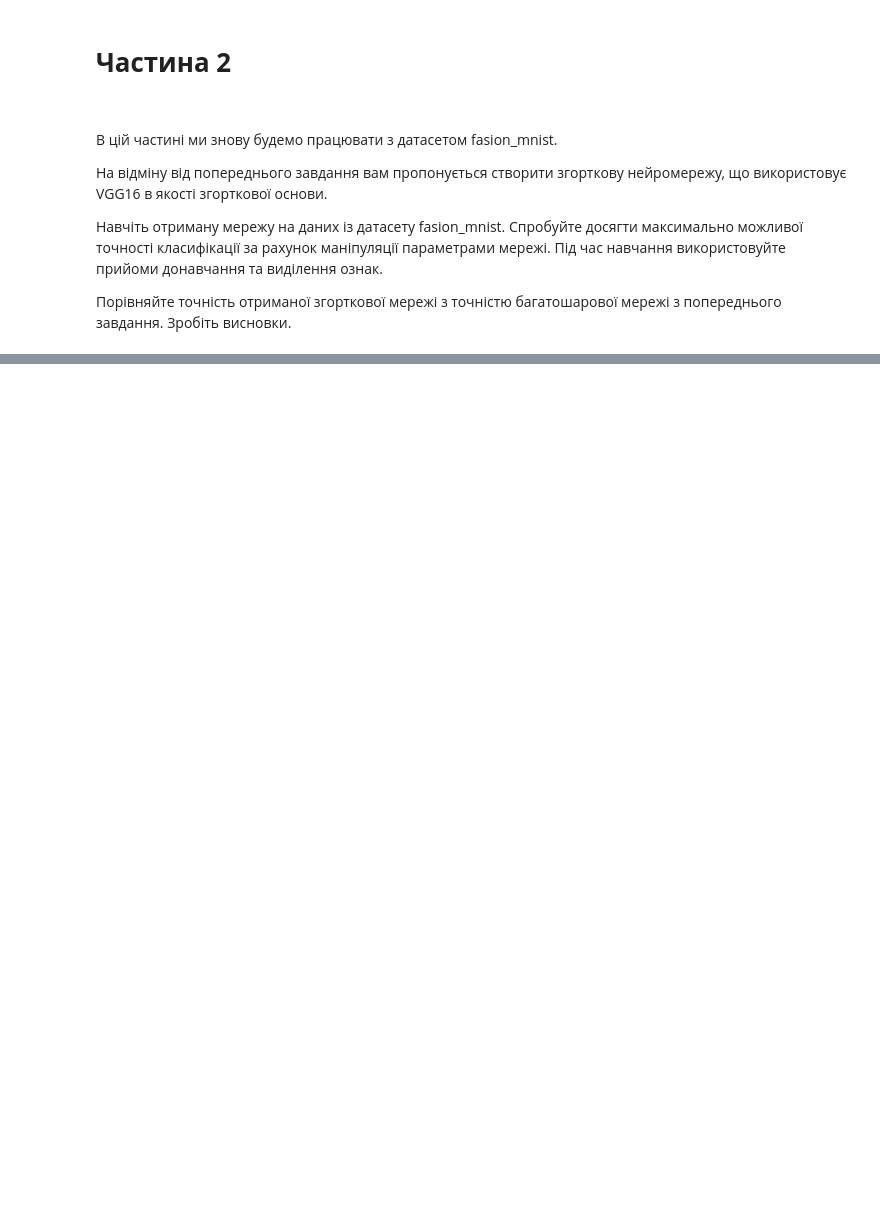
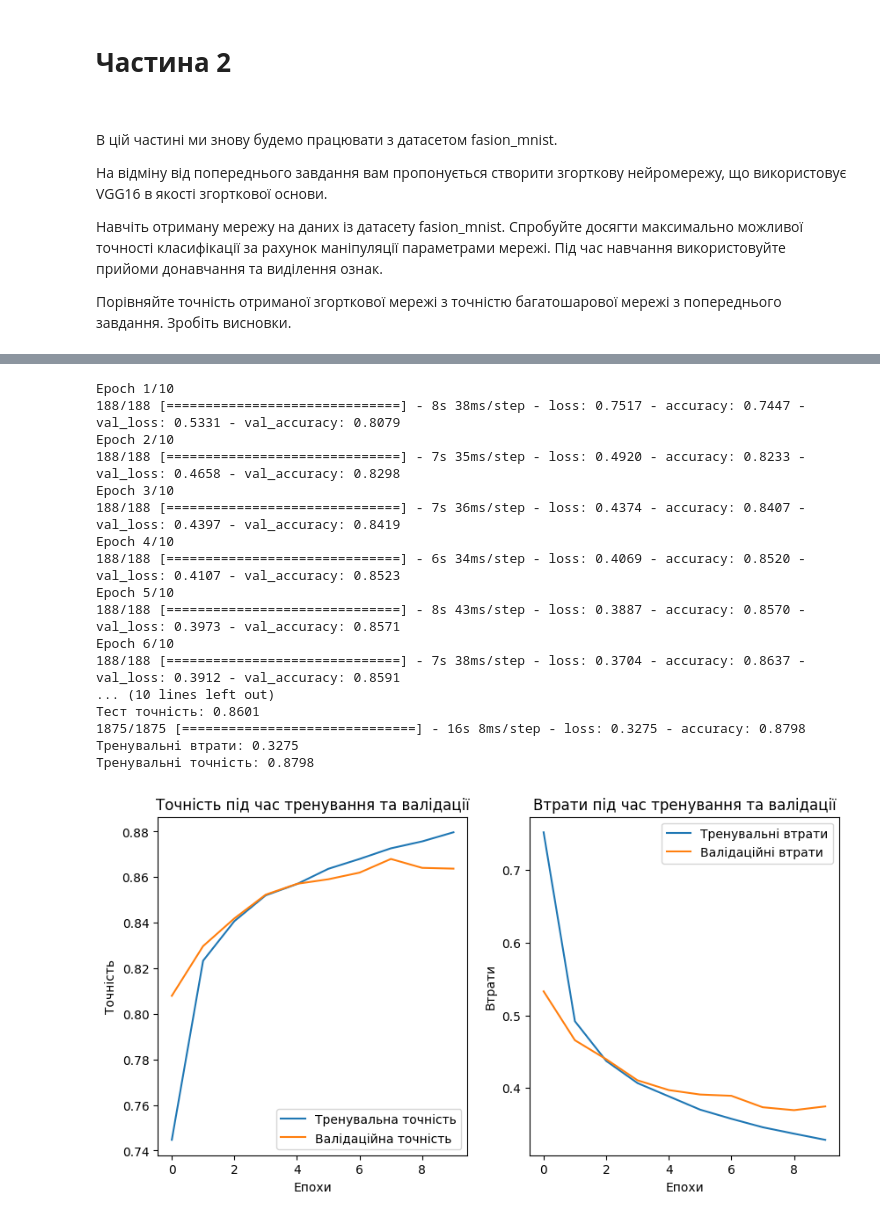
Before and after one commit to SerhiiAndreiko/HW_DATA_10, a Jupyter notebook: HW_DATA_10_second.ipynb, the cells around one changed output, grey strips where cells are left out. Drawn from its saved outputs; the diff is of its cells as text; code cells hidden in the pictures; blank space fills up the shorter version.

```diff
--- a/HW_DATA_10_second.ipynb
+++ b/HW_DATA_10_second.ipynb
@@ -75,0 +68,17 @@ ValueError: `input_shape` must be a tuple of three integers.
+# %%
+# Завантаження VGG16 без верхніх Dense шарів та "заморожуємо" ваги
+base_model = VGG16(weights='imagenet', include_top=False, input_shape=input_shape)
+base_model.trainable = False
+
+# Створення згорткової мережі з використанням VGG16
+model = models.Sequential([
+    base_model,
+    layers.Flatten(),
+    layers.Dense(256, activation='relu'),
+    layers.Dropout(0.1),
+    layers.Dense(10, activation='softmax')
+])
+
+# Компіляція та навчання моделі
+model.compile(optimizer='adam', loss='categorical_crossentropy', metrics=['accuracy'])
+model.summary()
@@ -75,0 +105,61 @@ ValueError: `input_shape` must be a tuple of three integers.
+# %%
+# Тренування моделі для train_images_padded
+history_padding = model.fit(train_images_padded, train_labels, epochs=10, batch_size=256, validation_split=0.2)
+
+# Виведення метрик точності та втрат для тренувального та тестового наборів даних
+def print_metrics(name, loss, accuracy):
+    print(f'{name} втрати: {loss:.4f}')
+    print(f'{name} точність: {accuracy:.4f}')
+
+# Оцінка моделі на тестових даних
+test_loss, test_acc = model.evaluate(test_images_padded, test_labels)
+print_metrics('Тест', test_loss, test_acc)
+
+# Оцінка моделі на тренувальних даних
+train_loss, train_acc = model.evaluate(train_images_padded, train_labels)
+print_metrics('Тренувальні', train_loss, train_acc)
+
+# Графіки для візуалізації тренувальних та валідаційних втрат та точності
+import matplotlib.pyplot as plt
+
+def plot_history(history):
+    plt.figure(figsize=(10, 5))
+
+    plt.subplot(1, 2, 1)
+    plt.plot(history.history['accuracy'], label='Тренувальна точність')
+    plt.plot(history.history['val_accuracy'], label='Валідаційна точність')
+    plt.xlabel('Епохи')
+    plt.ylabel('Точність')
+    plt.title('Точність під час тренування та валідації')
+    plt.legend()
+
+    plt.subplot(1, 2, 2)
+    plt.plot(history.history['loss'], label='Тренувальні втрати')
+    plt.plot(history.history['val_loss'], label='Валідаційні втрати')
+    plt.xlabel('Епохи')
+    plt.ylabel('Втрати')
+    plt.title('Втрати під час тренування та валідації')
+    plt.legend()
+
+    plt.show()
+
+plot_history(history_padding)
+# %% [output]
+Epoch 1/10
+188/188 [==============================] - 8s 38ms/step - loss: 0.7517 - accuracy: 0.7447 - val_loss: 0.5331 - val_accuracy: 0.8079
+Epoch 2/10
+188/188 [==============================] - 7s 35ms/step - loss: 0.4920 - accuracy: 0.8233 - val_loss: 0.4658 - val_accuracy: 0.8298
+Epoch 3/10
+188/188 [==============================] - 7s 36ms/step - loss: 0.4374 - accuracy: 0.8407 - val_loss: 0.4397 - val_accuracy: 0.8419
+Epoch 4/10
+188/188 [==============================] - 6s 34ms/step - loss: 0.4069 - accuracy: 0.8520 - val_loss: 0.4107 - val_accuracy: 0.8523
+Epoch 5/10
+188/188 [==============================] - 8s 43ms/step - loss: 0.3887 - accuracy: 0.8570 - val_loss: 0.3973 - val_accuracy: 0.8571
+Epoch 6/10
+188/188 [==============================] - 7s 38ms/step - loss: 0.3704 - accuracy: 0.8637 - val_loss: 0.3912 - val_accuracy: 0.8591
+... (10 lines left out)
+Тест точність: 0.8601
+1875/1875 [==============================] - 16s 8ms/step - loss: 0.3275 - accuracy: 0.8798
+Тренувальні втрати: 0.3275
+Тренувальні точність: 0.8798
+[figure, added]
```
Also changed, not shown: parts of 13 cells of this notebook.
